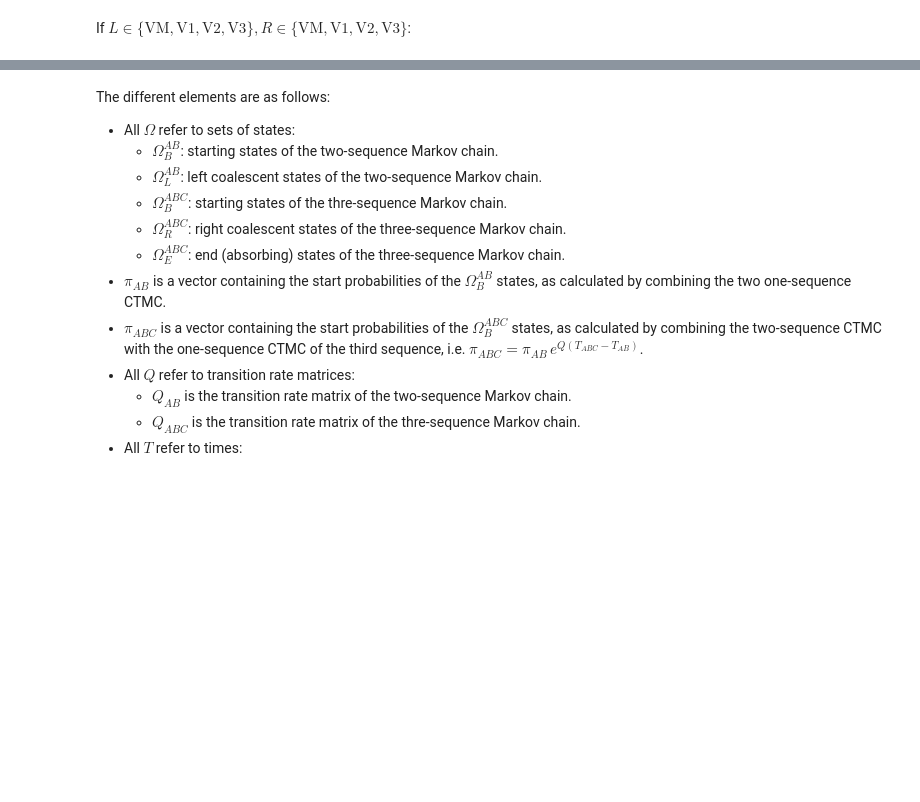
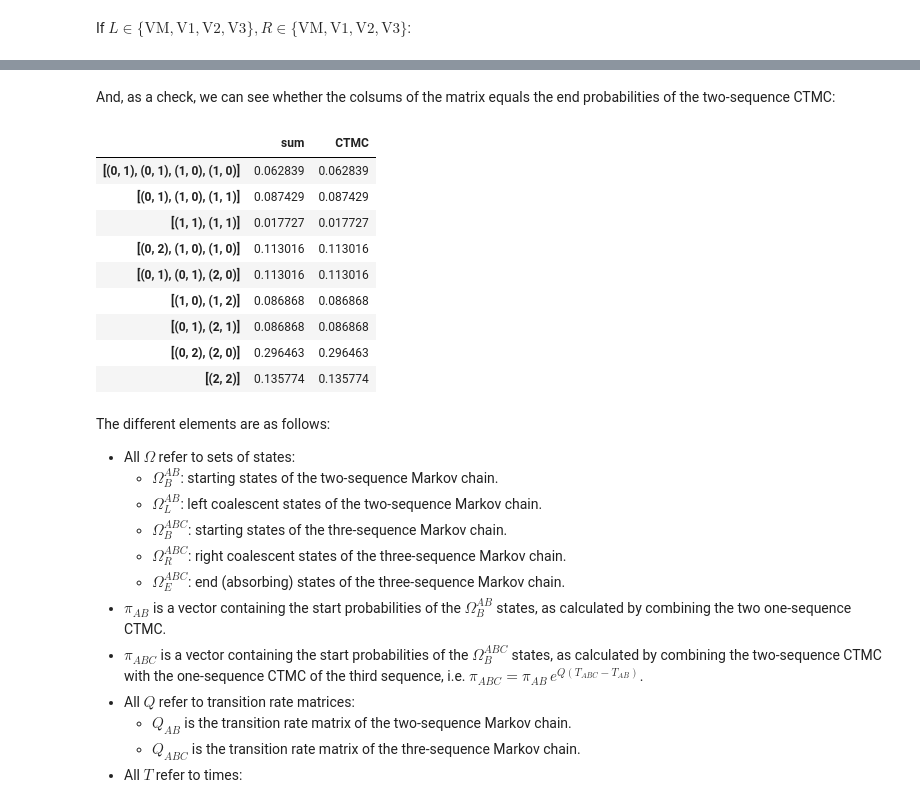
Before and after one commit to rivasiker/phasetype, a Jupyter notebook: scripts/04_ILS/ILS_3.ipynb, the cells around one changed output, grey strips where cells are left out. Drawn from its saved outputs; the diff is of its cells as text; code cells hidden in the pictures; blank space fills up the shorter version.

```diff
--- a/scripts/04_ILS/ILS_3.ipynb
+++ b/scripts/04_ILS/ILS_3.ipynb
@@ -842,3 +847,20 @@ $
+# %% [markdown]
+And, as a check, we can see whether the colsums of the matrix equals the end probabilities of the two-sequence CTMC:
+# %%
+df_sum = df.sum().to_frame(name='sum')
+df_sum['CTMC'] = final_AB
+df_sum
+# %% [output]
+|  | sum | CTMC |
+| [(0, 1), (0, 1), (1, 0), (1, 0)] | 0.062839 | 0.062839 |
+| [(0, 1), (1, 0), (1, 1)] | 0.087429 | 0.087429 |
+| [(1, 1), (1, 1)] | 0.017727 | 0.017727 |
+| [(0, 2), (1, 0), (1, 0)] | 0.113016 | 0.113016 |
+| [(0, 1), (0, 1), (2, 0)] | 0.113016 | 0.113016 |
+| [(1, 0), (1, 2)] | 0.086868 | 0.086868 |
+| [(0, 1), (2, 1)] | 0.086868 | 0.086868 |
+| [(0, 2), (2, 0)] | 0.296463 | 0.296463 |
+| [(2, 2)] | 0.135774 | 0.135774 |
 # %% [markdown]
 The different elements are as follows:
 * All $\Omega$ refer to sets of states:
```
Also changed, not shown: parts of 93 cells of this notebook.
